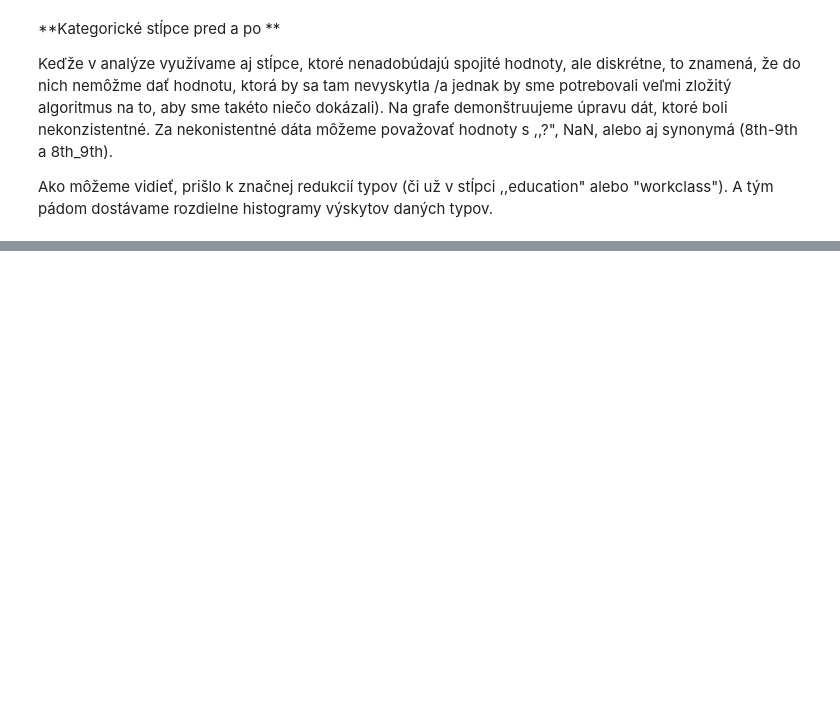
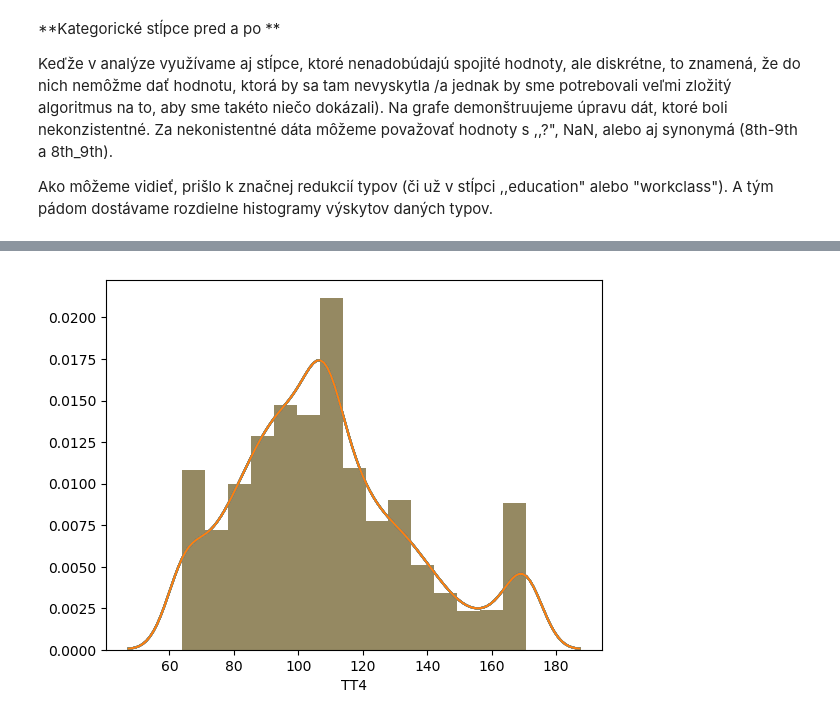
Before and after one commit to zuhi6/IAU-Projekt, a Jupyter notebook: Projekt_2_faza.ipynb, the cells around one changed output, grey strips where cells are left out. Drawn from its saved outputs; the diff is of its cells as text; code cells hidden in the pictures; blank space fills up the shorter version.

Commit message:
two method comparison

```diff
--- a/Projekt_2_faza.ipynb
+++ b/Projekt_2_faza.ipynb
@@ -17,3 +16,6 @@ import squarify # pip install squarify (algorithm for treemap)
 import matplotlib.pyplot as plt; plt.rcdefaults()
 warnings.filterwarnings("ignore")
+# %%
+personal_data = pd.read_csv('./data/personal_train.csv')
+other_data = pd.read_csv('./data/other_train.csv')
 # %%
@@ -588,0 +593,18 @@ for col in x:
+# %%
+pip_to_compare = Pipeline([
+    ('merge',MergeTransformer(personal_data,other_data,["name","address"])),
+    ('deduplicate',DeduplicationTransformer(["name","address"],"name")),
+    ('nan',ToNaNTransformer(["?","nan"])),
+    ('format-to-floats',FormatToFloatTransformer(["TT4"])),
+    ('outlayers',OutlayersRemoval(["TT4"])),
+    ('mean',MeanTransformer(["TT4"]))
+])
+method_comparison_df = pd.DataFrame()
+model2 = pip_to_compare.fit(method_comparison_df)
+method_comparison_df = pip_to_compare.transform(method_comparison_df)
+# %%
+
+sns.distplot(method_comparison_df["TT4"],bins=15)
+plt.show()
+# %% [output]
+[figure, added]
```
Also changed, not shown: parts of 7 cells of this notebook.
